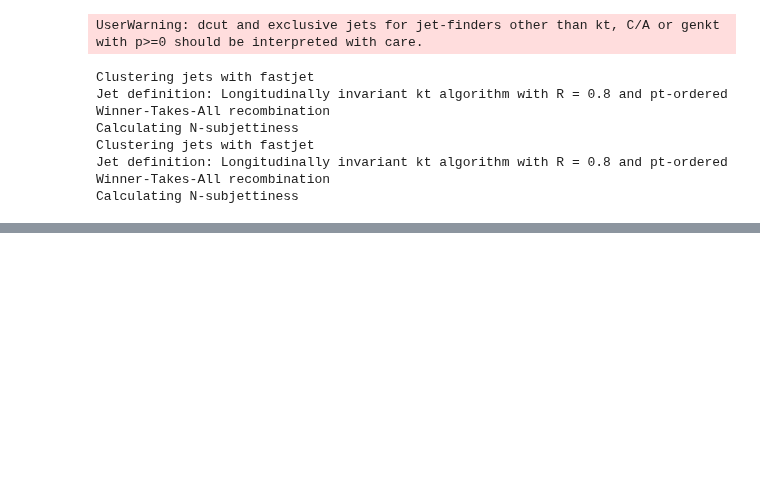
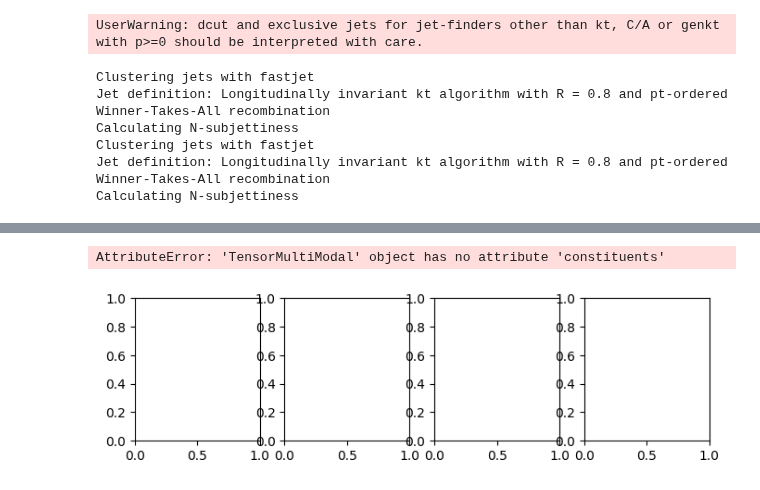
Before and after one commit to dfaroughy/Multimodal-Bridges, a Jupyter notebook: notebooks/data_aoj.ipynb, the cells around one changed output, grey strips where cells are left out. Cells and saved outputs as stored; diff of their text form; code cells hidden in the pictures; blank space fills up the shorter version.

```diff
--- a/notebooks/data_aoj.ipynb
+++ b/notebooks/data_aoj.ipynb
@@ -981,7 +969,7 @@ plot_charges(gen_jets, test_jets, src_jets)
 # %%
 for i in paths
 # %%
-def flavored_kinematics(flavor, test_jets, gen_jets):
+def flavored_kinematics(flavor, tes, src):
     flavor_labels = {
         "Electron": "{\,e^-}",
         "Positron": "{\,e^+}",
@@ -994,7 +982,7 @@ def flavored_kinematics(flavor, test_jets, gen_jets):
     }
 
     _, ax = plt.subplots(1, 4, figsize=(8, 2))
-    test_jets.constituents.histplot(
+    test.constituents.histplot(
         f"pt_{flavor}",
         ax=ax[0],
         apply_map=None,
@@ -1007,7 +995,7 @@ def flavored_kinematics(flavor, test_jets, gen_jets):
         xlim=(1e-2, 800),
         label="AOJ",
     )
-    gen_jets.constituents.histplot(
+    src.constituents.histplot(
         f"pt_{flavor}",
         ax=ax[0],
         apply_map=None,
@@ -1020,7 +1008,7 @@ def flavored_kinematics(flavor, test_jets, gen_jets):
         xlim=(1e-2, 800),
         label="generated",
     )
-    test_jets.constituents.histplot(
+    test.constituents.histplot(
         f"eta_{flavor}",
         ax=ax[1],
         apply_map=None,
@@ -1032,7 +1020,7 @@ def flavored_kinematics(flavor, test_jets, gen_jets):
         stat="density",
         xlim=(-1.2, 1.2),
     )
-    gen_jets.constituents.histplot(
+    src.constituents.histplot(
         f"eta_{flavor}",
         ax=ax[1],
         apply_map=None,
@@ -1044,7 +1032,7 @@ def flavored_kinematics(flavor, test_jets, gen_jets):
         stat="density",
         xlim=(-1.2, 1.2),
     )
-    test_jets.constituents.histplot(
+    test.constituents.histplot(
         f"phi_{flavor}",
         ax=ax[2],
         apply_map=None,
@@ -1056,7 +1044,7 @@ def flavored_kinematics(flavor, test_jets, gen_jets):
         stat="density",
         xlim=(-1.2, 1.2),
     )
-    gen_jets.constituents.histplot(
+    src.constituents.histplot(
         f"phi_{flavor}",
         ax=ax[2],
         apply_map=None,
@@ -1068,7 +1056,7 @@ def flavored_kinematics(flavor, test_jets, gen_jets):
         stat="density",
         xlim=(-1.2, 1.2),
     )
-    test_jets.histplot(
+    test.histplot(
         f"num{flavor}s",
         ax=ax[3],
         fill=False,
@@ -1077,35 +1065,38 @@ def flavored_kinematics(flavor, test_jets, gen_jets):
         color="k",
         log_scale=(False, False),
         stat="density",
     )
-    gen_jets.histplot(
+    src.histplot(
         f"num{flavor}s",
         ax=ax[3],
         fill=False,
         discrete=True,
         lw=1,
         color="crimson",
         log_scale=(False, False),
         stat="density",
     )
     ax[0].set_xlabel(rf"$p_T^{flavor_labels[flavor]}$")
     ax[1].set_xlabel(rf"$\eta^{flavor_labels[flavor]}$")
     ax[2].set_xlabel(rf"$\phi^{flavor_labels[flavor]}$")
     ax[3].set_xlabel(rf"$N_{flavor_labels[flavor]}$")
     ax[0].set_ylabel("density")
 
     plt.tight_layout()
     plt.show()
 
 
-flavored_kinematics("Photon")
+flavored_kinematics("Photon", test_jets, src_jets)
 flavored_kinematics("NeutralHadron")
 flavored_kinematics("NegativeHadron")
 flavored_kinematics("PositiveHadron")
 flavored_kinematics("Electron")
 flavored_kinematics("Positron")
 flavored_kinematics("Muon")
 flavored_kinematics("AntiMuon")
+# %% [output]
+AttributeError: 'TensorMultiModal' object has no attribute 'constituents'
+[figure, added]
 # %%
 import numpy as np
 import json
```
Also changed, not shown: parts of 13 cells of this notebook, 39 other files.
